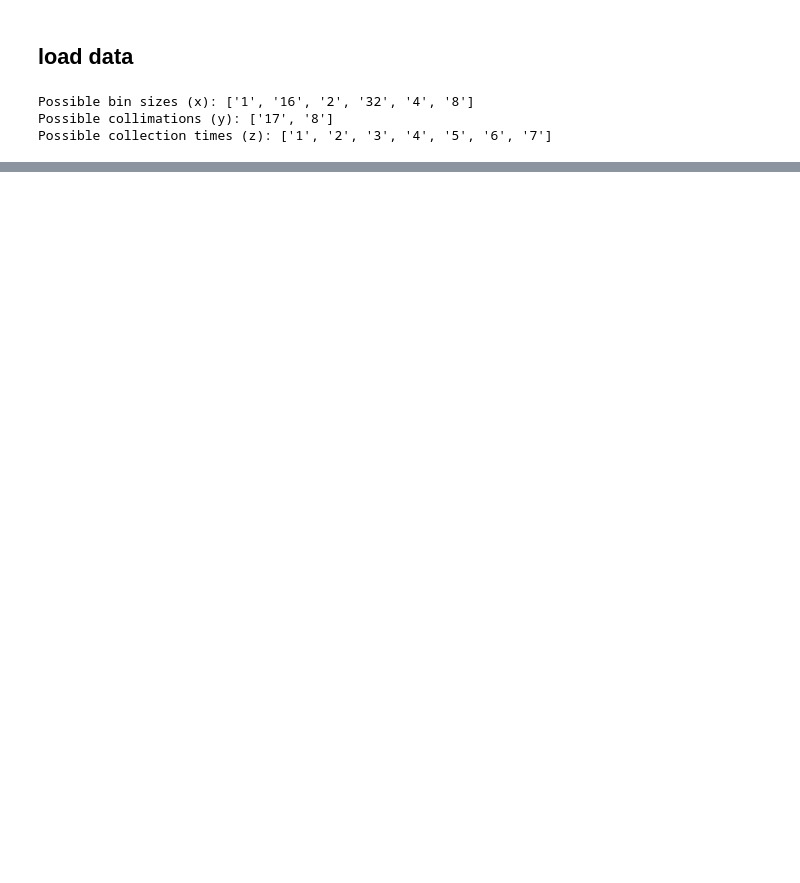
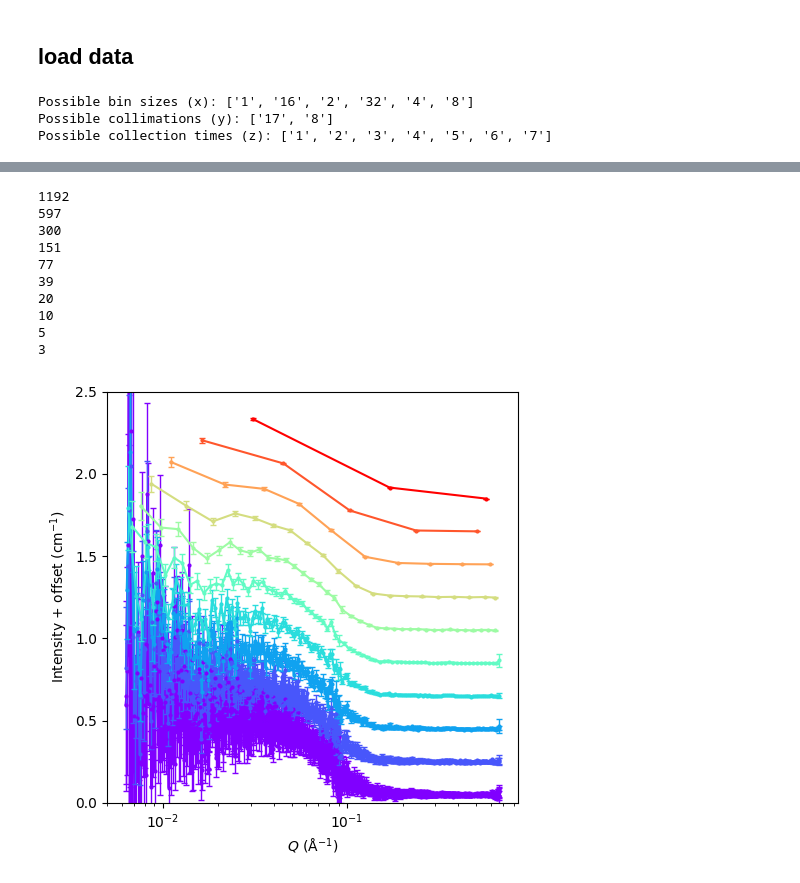
Before and after one commit to ch-tung/MLSR, a Jupyter notebook: binning/test_ILL_bin.ipynb, the cells around one changed output, grey strips where cells are left out. Drawn from its saved outputs; the diff is of its cells as text; code cells hidden in the pictures; blank space fills up the shorter version.

```diff
--- a/binning/test_ILL_bin.ipynb
+++ b/binning/test_ILL_bin.ipynb
@@ -271,0 +484,49 @@ Integral of (I'')^2: 1.3131e-05
+# %%
+## preview
+fig = plt.figure(figsize=(5, 5))
+ax = fig.add_subplot(111)
+
+collimation = '17'
+bin_size_keys = sorted(data.keys(), key=lambda x: int(x), reverse=True)
+colors = plt.cm.rainbow(np.linspace(0, 1, len(bin_size_keys)))
+
+offset = 0
+offset_step = 0.2  # vertical offset between curves
+
+for i_bin, bin_size_key in enumerate(bin_size_keys):
+    for i_time, time_key in enumerate(sorted(data[bin_size_key][collimation].keys())[3:4]):
+        scattering_data = data[bin_size_key][collimation][time_key]
+        Q = scattering_data.Q
+        I = scattering_data.I
+        I_err = scattering_data.I_err
+
+        binsize = L / len(Q)
+
+        if binsize > 0.0001:
+            ax.plot(Q, I + offset, color=colors[i_bin])
+            ax.errorbar(Q, I + offset, yerr=I_err, label=f'Bin: {bin_size_key}, Time: {time_key}', fmt='o', markersize=2, elinewidth=1, capsize=2, color=colors[i_bin])
+            offset += offset_step  # increase offset for next curve
+    print(len(Q))
+
+ax.set_xscale('log')
+ax.set_yscale('linear')
+
+ax.set_xlabel(r'$Q$ ($\mathrm{\AA}^{-1}$)')
+ax.set_ylabel(r'Intensity + offset ($\mathrm{cm}^{-1}$)')
+
+ax.set_ylim([0, 2.5])
+
+plt.tight_layout()
+plt.show()
+# %% [output]
+1192
+597
+300
+151
+77
+39
+20
+10
+5
+3
+[figure, added]
```
Also changed, not shown: parts of 9 cells of this notebook.
